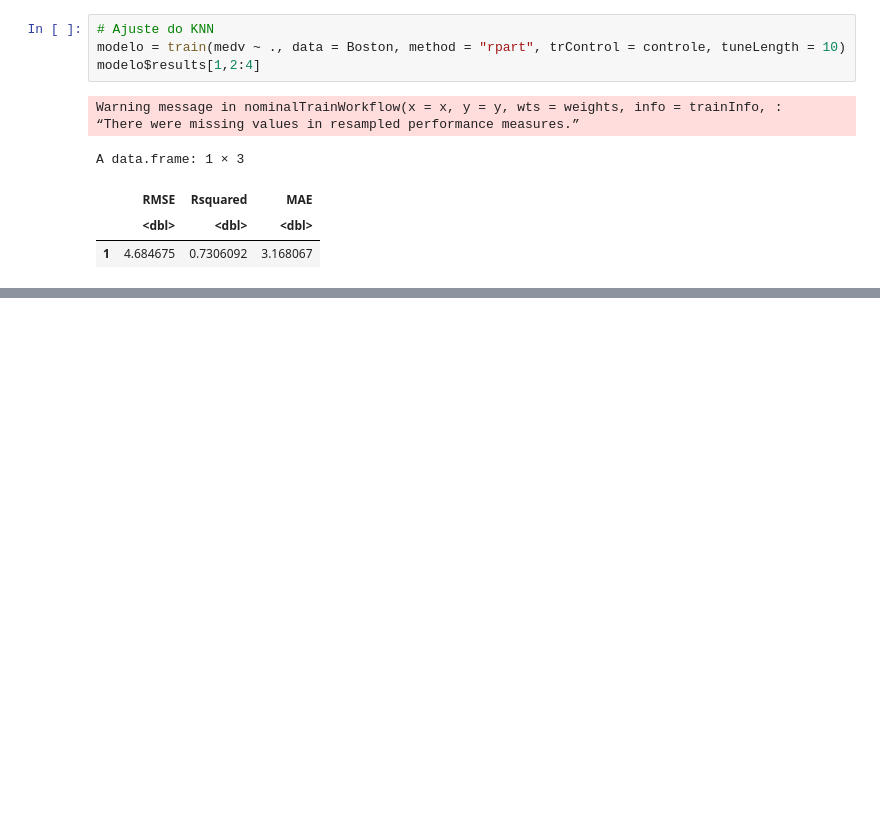
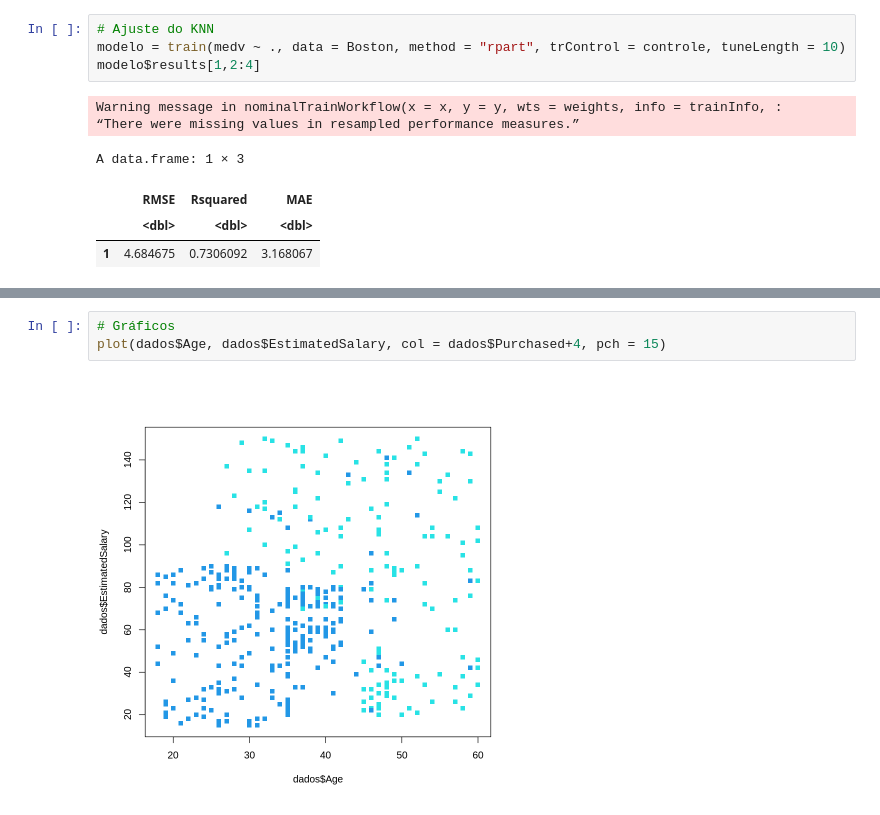
Before and after one commit to ricardorocha86/Topicos-B, a Jupyter notebook: Script_de_Aula.ipynb, the cells around one changed output, grey strips where cells are left out. Saved outputs shown, nothing was run; the diff lists cells and outputs as text; blank space fills up the shorter version.

```diff
--- a/Script_de_Aula.ipynb
+++ b/Script_de_Aula.ipynb
@@ -886,0 +973,5 @@ A data.frame: 1 × 3
+# %%
+# Gráficos
+plot(dados$Age, dados$EstimatedSalary, col = dados$Purchased+4, pch = 15)
+# %% [output]
+[figure, added]
```
Also changed, not shown: parts of 31 cells of this notebook.
